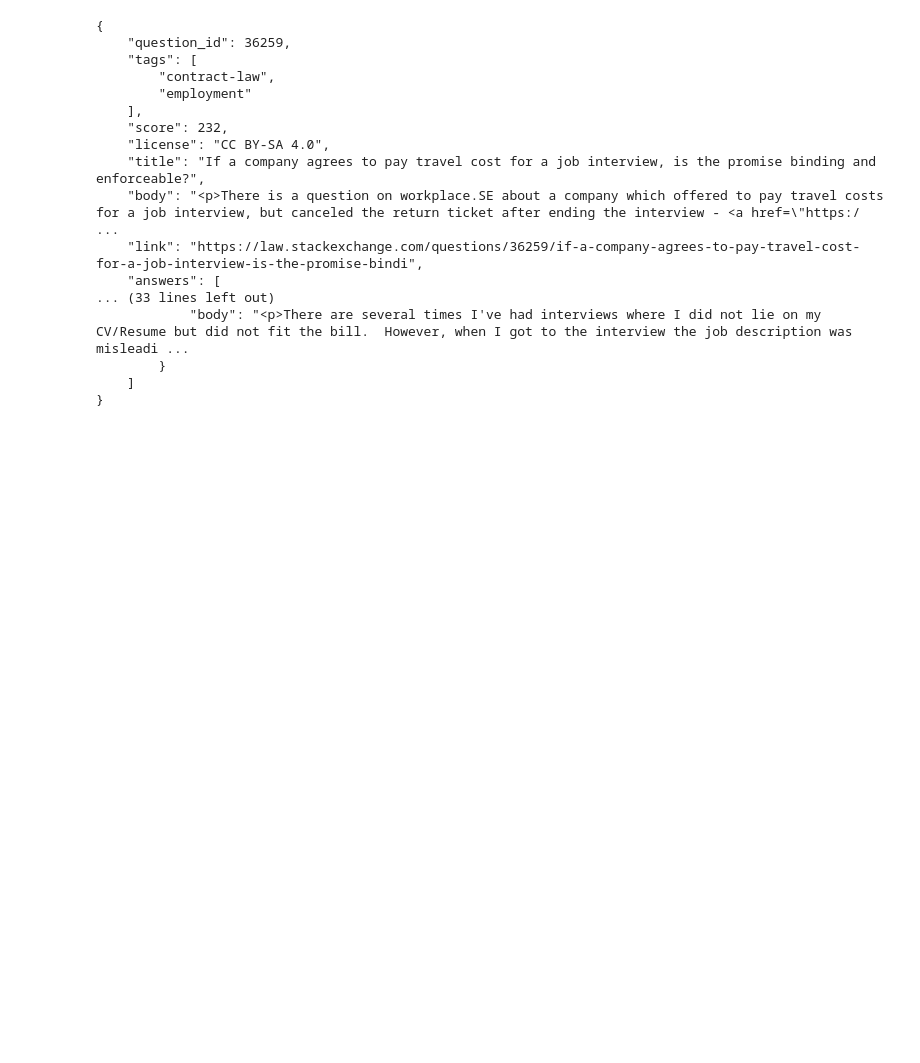
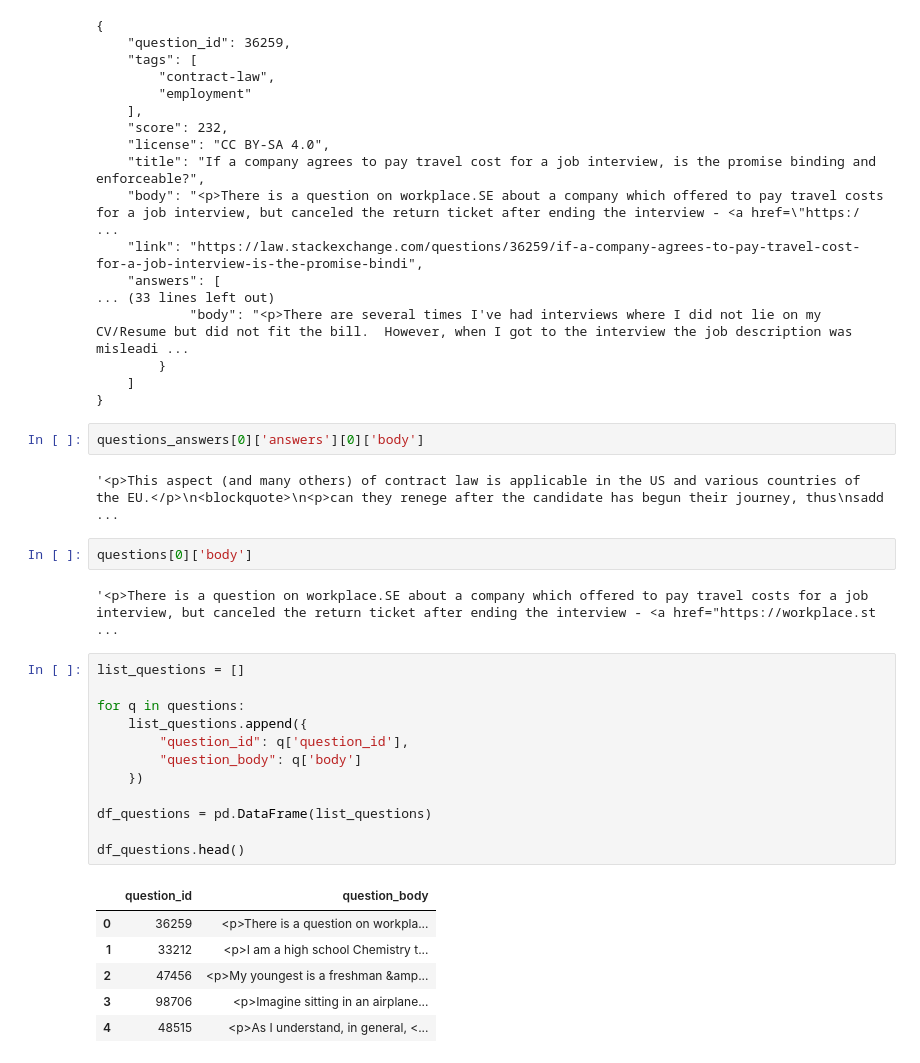
Before and after one commit to Krupique/ai-juris, a Jupyter notebook: notebooks/web-scrapping.ipynb, the cells around one changed output. Drawn from its saved outputs; the diff is of its cells as text; blank space fills up the shorter version.

```diff
--- a/notebooks/web-scrapping.ipynb
+++ b/notebooks/web-scrapping.ipynb
@@ -241,3 +245,30 @@ print(json.dumps(questions_answers[0], indent=4))
         }
     ]
 }
+# %%
+questions_answers[0]['answers'][0]['body']
+# %% [output]
+'<p>This aspect (and many others) of contract law is applicable in the US and various countries of the EU.</p>\n<blockquote>\n<p>can they renege after the candidate has begun their journey, thus\nsadd ...
+# %%
+questions[0]['body']
+# %% [output]
+'<p>There is a question on workplace.SE about a company which offered to pay travel costs for a job interview, but canceled the return ticket after ending the interview - <a href="https://workplace.st ...
+# %%
+list_questions = []
+
+for q in questions:
+    list_questions.append({
+        "question_id": q['question_id'],
+        "question_body": q['body']
+    })
+
+df_questions = pd.DataFrame(list_questions)
+
+df_questions.head()
+# %% [output]
+|  | question_id | question_body |
+| 0 | 36259 | <p>There is a question on workpla... |
+| 1 | 33212 | <p>I am a high school Chemistry t... |
+| 2 | 47456 | <p>My youngest is a freshman &amp... |
+| 3 | 98706 | <p>Imagine sitting in an airplane... |
+| 4 | 48515 | <p>As I understand, in general, <... |
```
Also changed, not shown: parts of 11 cells of this notebook.
